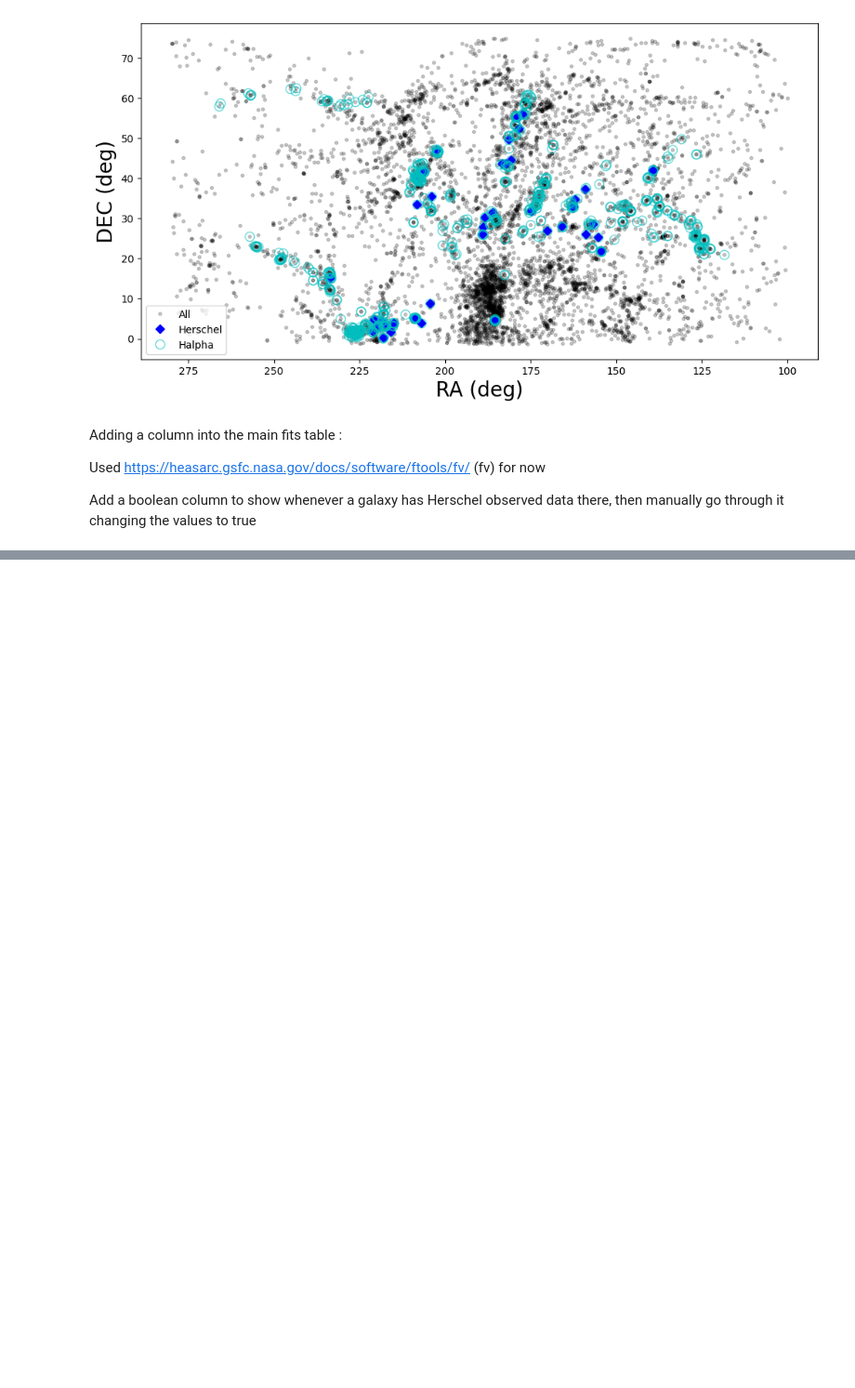
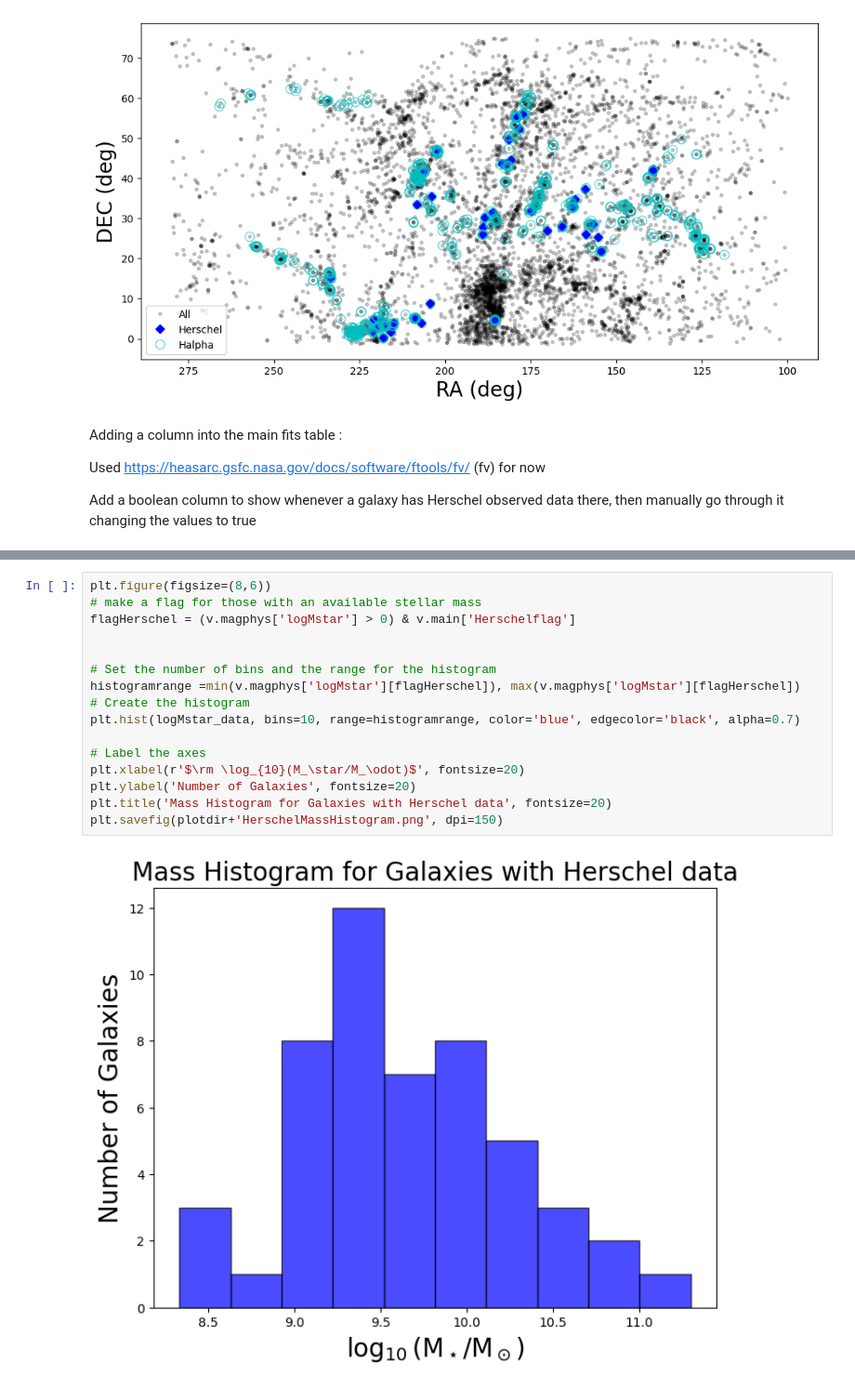
Before and after one commit to Colouss/HTML-building, a Jupyter notebook: End-of-semester documentations.ipynb, the cells around one changed output, grey strips where cells are left out. Shown at 93% size. Drawn from its saved outputs; the diff is of its cells as text; blank space fills up the shorter version.

```diff
--- a/End-of-semester documentations.ipynb
+++ b/End-of-semester documentations.ipynb
@@ -214,0 +245,18 @@ plt.savefig(plotdir+'HAObsFlagvsHerschel.png', dpi=150)
+# %%
+plt.figure(figsize=(8,6))
+# make a flag for those with an available stellar mass
+flagHerschel = (v.magphys['logMstar'] > 0) & v.main['Herschelflag']
+
+
+# Set the number of bins and the range for the histogram
+histogramrange =min(v.magphys['logMstar'][flagHerschel]), max(v.magphys['logMstar'][flagHerschel])
+# Create the histogram
+plt.hist(logMstar_data, bins=10, range=histogramrange, color='blue', edgecolor='black', alpha=0.7)
+
+# Label the axes
+plt.xlabel(r'$\rm \log_{10}(M_\star/M_\odot)$', fontsize=20)
+plt.ylabel('Number of Galaxies', fontsize=20)
+plt.title('Mass Histogram for Galaxies with Herschel data', fontsize=20)
+plt.savefig(plotdir+'HerschelMassHistogram.png', dpi=150)
+# %% [output]
+[figure, added]
```
Also changed, not shown: parts of 5 cells of this notebook.
